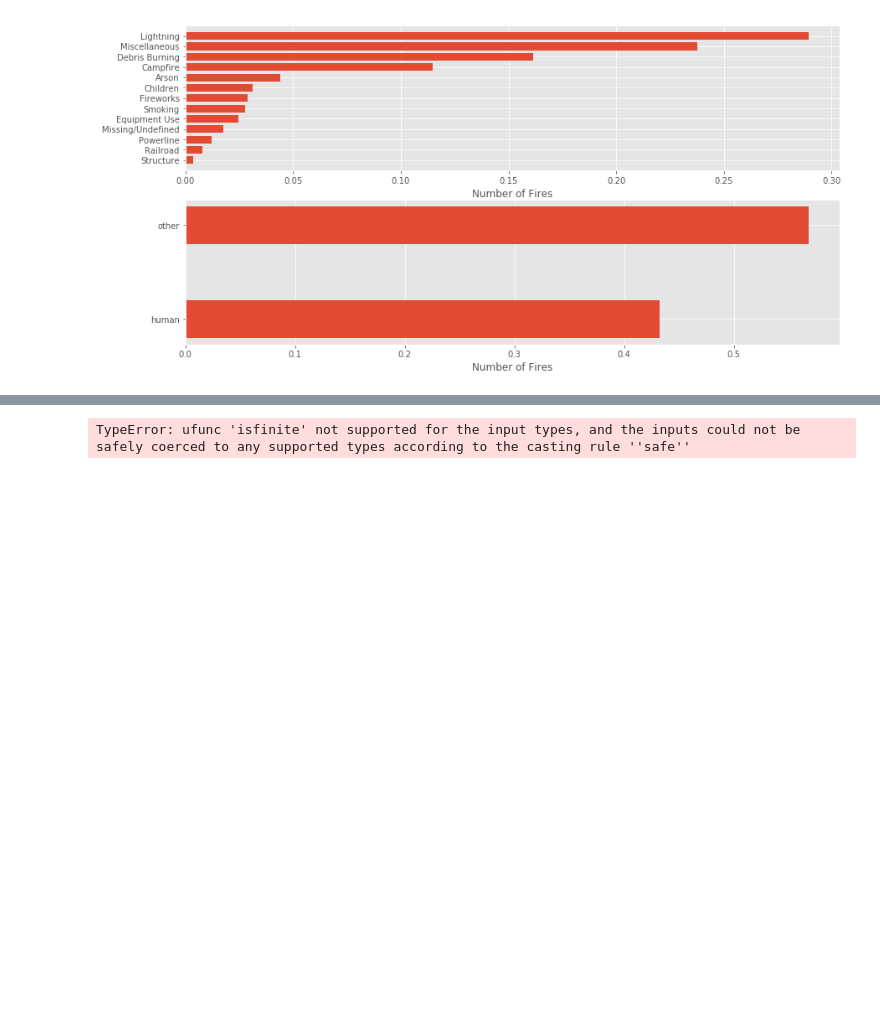
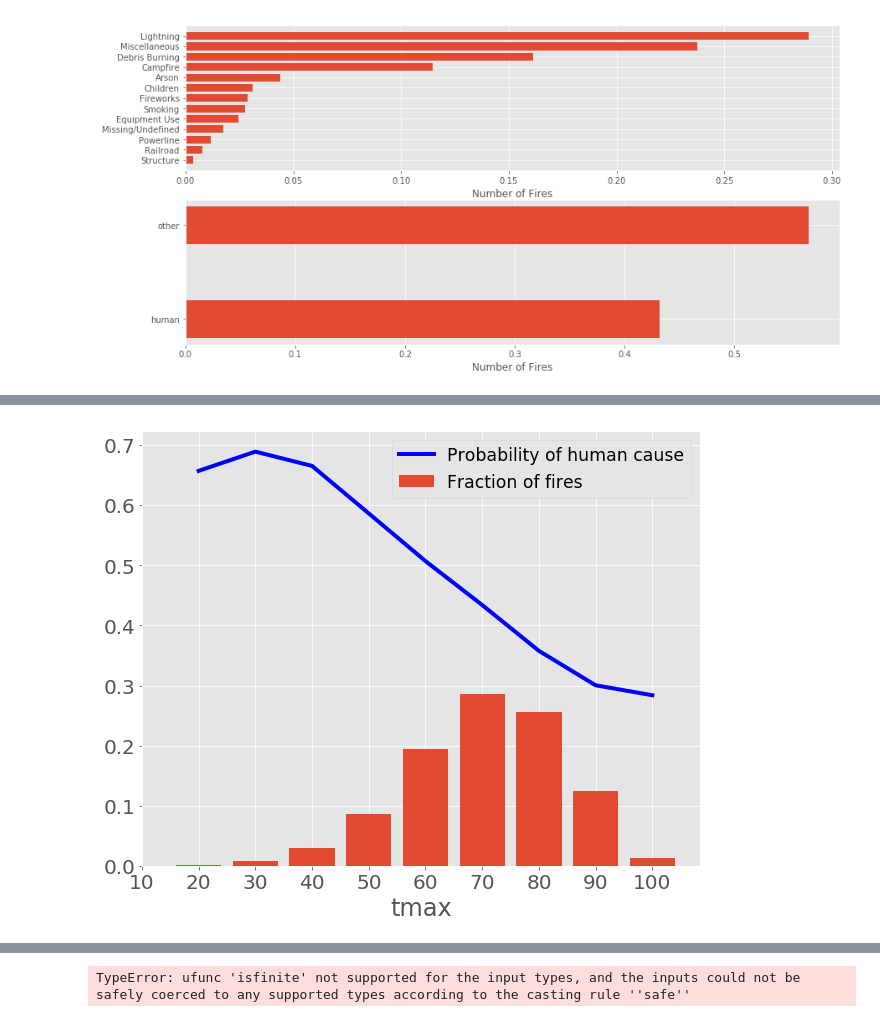
Before and after one commit to magstewart/wildfire-project, a Jupyter notebook: Wildfires_EDA.ipynb, the cells around one changed output, grey strips where cells are left out. Cells and saved outputs as stored; diff of their text form; code cells hidden in the pictures; blank space fills up the shorter version.

```diff
--- a/Wildfires_EDA.ipynb
+++ b/Wildfires_EDA.ipynb
@@ -75,3 +105,7 @@ univariate_plot('month', ax)
 # %%
 fig, ax = plt.subplots(figsize=(10,8))
-univariate_plot('fire_size_class', ax)
+
+tmax_bins = np.arange(10,120,10)
+_ = plot.univariate_binned_plot(tmax_bins,'tmax', ax, df)
+# %% [output]
+[figure, added]
```
Also changed, not shown: parts of 40 cells of this notebook, 5 other files.
